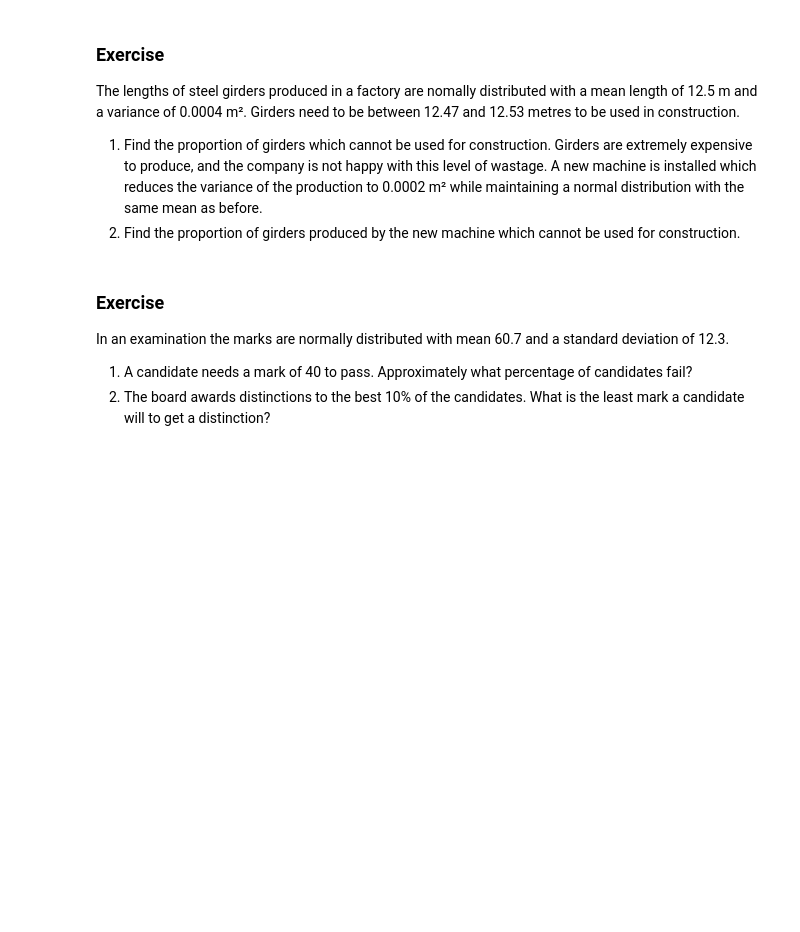
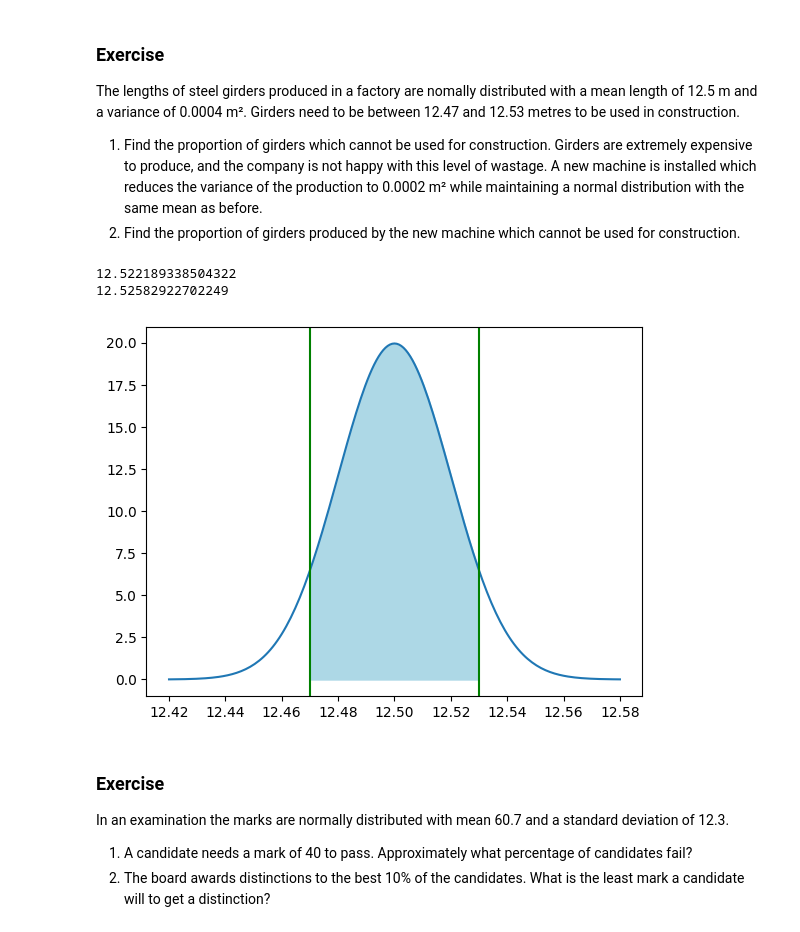
Before and after one commit to Kobe-Sapijn/dsai-labs, a Jupyter notebook: 3-central-limit-testing/3.01-probability.ipynb, the cells around one changed output. Saved outputs shown, nothing was run; the diff lists cells and outputs as text; code cells hidden in the pictures; blank space fills up the shorter version.

```diff
--- a/3-central-limit-testing/3.01-probability.ipynb
+++ b/3-central-limit-testing/3.01-probability.ipynb
@@ -740,6 +806,31 @@ The lengths of steel girders produced in a factory are nomally distributed with
 
 1. Find the proportion of girders which cannot be used for construction. Girders are extremely expensive to produce, and the company is not happy with this level of wastage. A new machine is installed which reduces the variance of the production to 0.0002 m² while maintaining a normal distribution with the same mean as before.
 2. Find the proportion of girders produced by the new machine which cannot be used for construction.
+# %%
+mu = 12.5    # Mean
+sigma = np.sqrt(0.0004)  # Standard deviation = variance
+x = 12.47
+x2 = 12.53
+dist_x = np.linspace(mu - 4 * sigma, mu + 4 * sigma, num=201)
+dist_y = stats.norm.pdf(dist_x, loc=mu, scale=sigma)
+plt.plot(dist_x, dist_y)
+# Fill the area left of x
+# plt.fill_between(dist_x, 0, dist_y, where=dist_x <= x, color='lightblue') #NOTE: Enkel tt 1 grens kleuren
+plt.fill_between(dist_x, 0, dist_y, where=(dist_x >= x) & (dist_x <= x2), color='lightblue') #NOTE: tussen 2 grenzen kleuren
+plt.axvline(x, color="green")
+plt.axvline(x2, color="green")
+
+
+#NOTE doubt da dit juist is tbh
+p1 = stats.norm.sf(x2, loc=mu, scale=np.sqrt(0.0004)) + stats.norm.cdf(x, loc=mu, scale=np.sqrt(0.0004))
+p2 = stats.norm.sf(x2, loc=mu, scale=np.sqrt(0.0002)) + stats.norm.cdf(x, loc=mu, scale=np.sqrt(0.0002))
+
+print(stats.norm.isf(1-p1, loc=mu, scale=np.sqrt(0.0004)))
+print(stats.norm.isf(1-p2, loc=mu, scale=np.sqrt(0.0002)))
+# %% [output]
+12.522189338504322
+12.52582922702249
+[figure, added]
 # %% [markdown]
 ### Exercise
 
```
Also changed, not shown: parts of 13 cells of this notebook, 5 other files.
